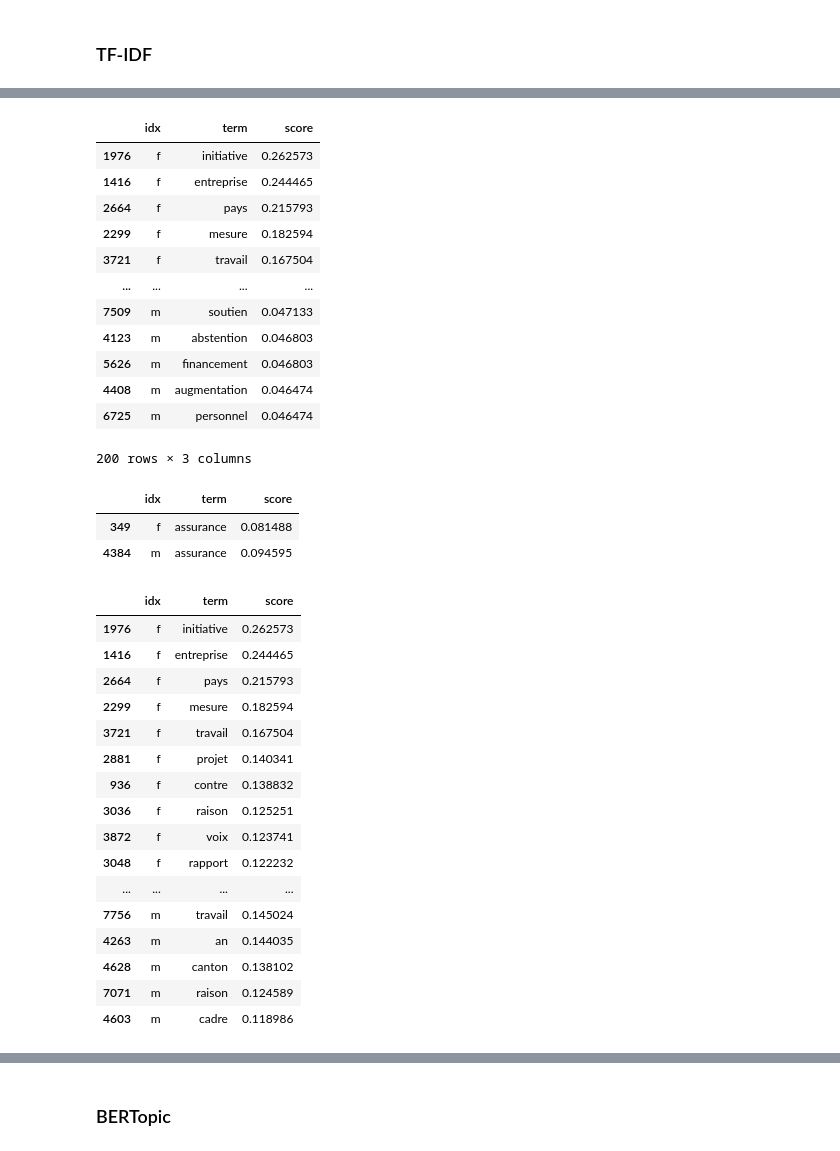
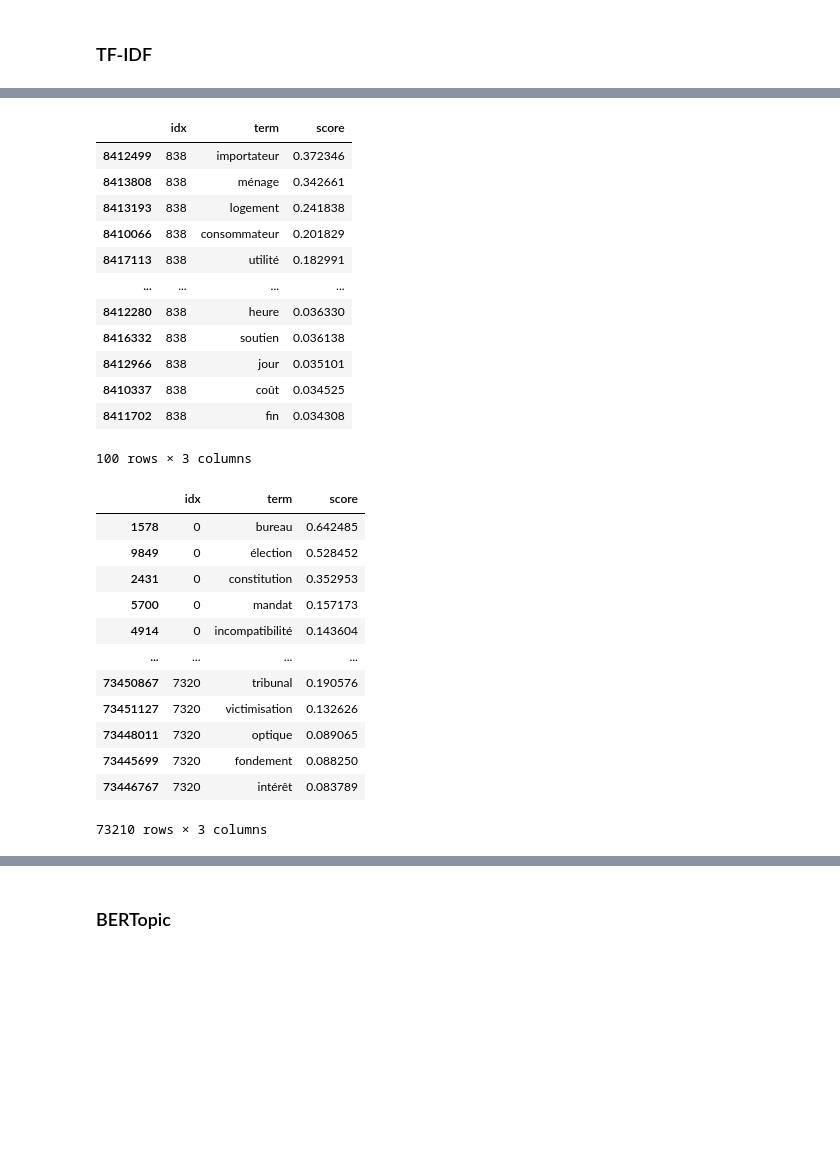
Before and after one commit to cgcrts/ef23_discours, a Jupyter notebook: topic_processing.ipynb, the cells around one changed output, grey strips where cells are left out. Drawn from its saved outputs; the diff is of its cells as text; code cells hidden in the pictures; blank space fills up the shorter version.

```diff
--- a/topic_processing.ipynb
+++ b/topic_processing.ipynb
@@ -217,7 +218,8 @@ Monsieur Maitre, cela prendrait un peu de temps, et Mme la présidente ne serait
 # %%
 # remove stopwords, punctuation and then lemmatize
 tqdm.pandas()
-filtered_transcript['text_lemmatized'] = filtered_transcript['Text'].progress_apply(
+processed_transcript = filtered_transcript.copy()
+processed_transcript['text_lemmatized'] = processed_transcript['Text'].progress_apply(
     lambda x: ' '.join([
         token.lemma_ for sent in nlp_sent(x).sents
         if (doc := nlp(sent.text))._.language == 'fr'
@@ -234,7 +236,7 @@ filtered_transcript['text_lemmatized'] = filtered_transcript['Text'].progress_ap
     ])
 )
 # Take a look at the data
-filtered_transcript
+processed_transcript
 # %% [output]
 |  | ID | IdSubject | PersonNumber | Text | MeetingCouncilAbbreviation | MeetingDate | IdSession | ... |
 | 0 | 254005 | 47804 | 4109 | Vous avez reçu le rapport du Cons... | N | 20191202 | 5101 | ... |
@@ -251,0 +254,3 @@ filtered_transcript
+# %%
+processed_transcript['text_lemma_list'] = processed_transcript['text_lemmatized'].apply(lambda x: x.split())
+processed_transcript
@@ -349,7 +393,7 @@ count_df.sort_values(axis='columns', by=example_row, ascending=False).iloc[examp
 # %% [markdown]
 ### TF-IDF
 # %%
-group_transcript = transcript_by_gender
+group_transcript = processed_transcript.copy()
 # %%
 vectorizer = TfidfVectorizer()
 vectors = vectorizer.fit_transform(group_transcript['text_lemmatized'].to_list())
@@ -421,4 +486,0 @@ top_tfidf[top_tfidf['term'].str.contains("assurance")]
-# %%
-top_tfidf = top_tfidf.loc[top_tfidf['idx'] != 'PLD']
-top_tfidf = top_tfidf.loc[top_tfidf['idx'] != '-']
-top_tfidf
@@ -445,46 +487,35 @@ top_tfidf[top_tfidf['term'].str.contains("assurance")]
-# %%
-#top_tfidf = top_tfidf.sort_values(by=['score']).drop_duplicates(subset=['term'], keep='first')
-#top_tfidf = top_tfidf.sort_values(by=['idx', 'score'])
-top_tfidf
-# %% [output]
-|  | idx | term | score |
-| 1976 | f | initiative | 0.262573 |
-| 1416 | f | entreprise | 0.244465 |
-| 2664 | f | pays | 0.215793 |
-| 2299 | f | mesure | 0.182594 |
-| 3721 | f | travail | 0.167504 |
-| ... | ... | ... | ... |
-| 7509 | m | soutien | 0.047133 |
-| 4123 | m | abstention | 0.046803 |
-| 5626 | m | financement | 0.046803 |
-| 4408 | m | augmentation | 0.046474 |
-| 6725 | m | personnel | 0.046474 |
-200 rows × 3 columns
 # %%
 top_tfidf[top_tfidf['term'].str.contains("assurance")]
+top_tfidf[top_tfidf['idx'] == 838]
 # %% [output]
 |  | idx | term | score |
-| 349 | f | assurance | 0.081488 |
-| 4384 | m | assurance | 0.094595 |
+| 8412499 | 838 | importateur | 0.372346 |
+| 8413808 | 838 | ménage | 0.342661 |
+| 8413193 | 838 | logement | 0.241838 |
+| 8410066 | 838 | consommateur | 0.201829 |
+| 8417113 | 838 | utilité | 0.182991 |
+| ... | ... | ... | ... |
+| 8412280 | 838 | heure | 0.036330 |
+| 8416332 | 838 | soutien | 0.036138 |
+| 8412966 | 838 | jour | 0.035101 |
+| 8410337 | 838 | coût | 0.034525 |
+| 8411702 | 838 | fin | 0.034308 |
+100 rows × 3 columns
 # %%
-top_10_tfidf = top_tfidf.groupby('idx').head(15)
+top_10_tfidf = top_tfidf.groupby('idx').head(10)
 top_10_tfidf
 # %% [output]
 |  | idx | term | score |
-| 1976 | f | initiative | 0.262573 |
-| 1416 | f | entreprise | 0.244465 |
-| 2664 | f | pays | 0.215793 |
-| 2299 | f | mesure | 0.182594 |
-| 3721 | f | travail | 0.167504 |
-| 2881 | f | projet | 0.140341 |
-| 936 | f | contre | 0.138832 |
-| 3036 | f | raison | 0.125251 |
-| 3872 | f | voix | 0.123741 |
-| 3048 | f | rapport | 0.122232 |
+| 1578 | 0 | bureau | 0.642485 |
+| 9849 | 0 | élection | 0.528452 |
+| 2431 | 0 | constitution | 0.352953 |
+| 5700 | 0 | mandat | 0.157173 |
+| 4914 | 0 | incompatibilité | 0.143604 |
 | ... | ... | ... | ... |
-| 7756 | m | travail | 0.145024 |
-| 4263 | m | an | 0.144035 |
-| 4628 | m | canton | 0.138102 |
-| 7071 | m | raison | 0.124589 |
-| 4603 | m | cadre | 0.118986 |
+| 73450867 | 7320 | tribunal | 0.190576 |
+| 73451127 | 7320 | victimisation | 0.132626 |
+| 73448011 | 7320 | optique | 0.089065 |
+| 73445699 | 7320 | fondement | 0.088250 |
+| 73446767 | 7320 | intérêt | 0.083789 |
+73210 rows × 3 columns
 # %%
```
Also changed, not shown: parts of 43 cells of this notebook.
